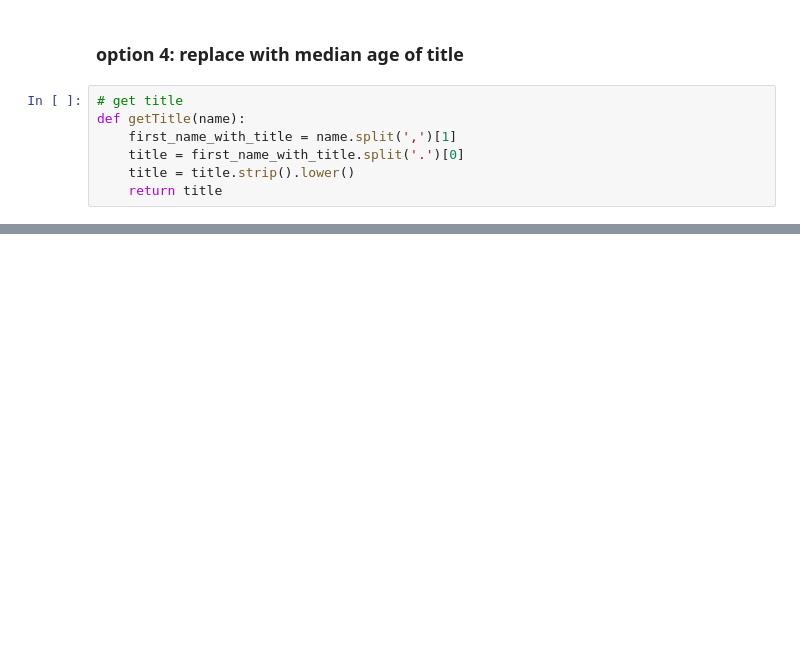
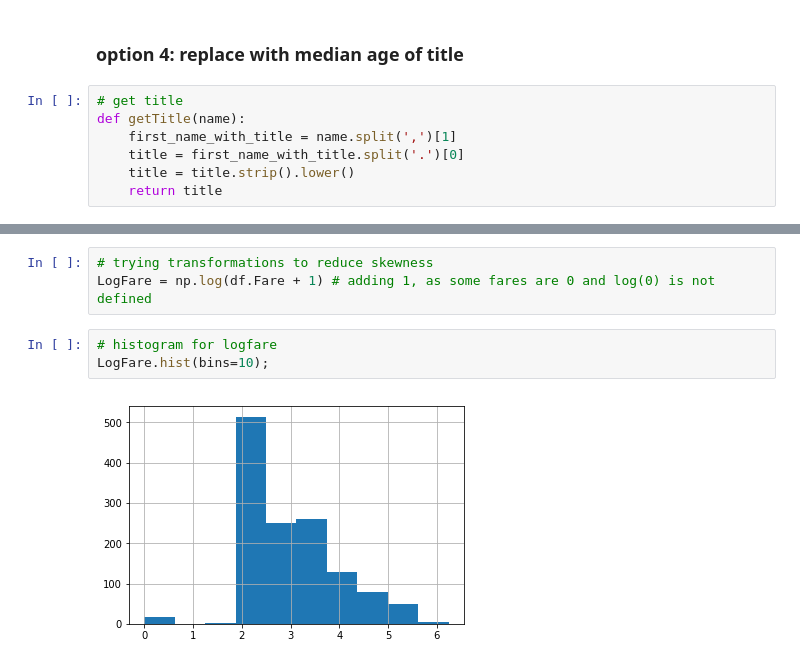
Before and after one commit to bhushangoel/titanic-disaster-data-science, a Jupyter notebook: notebooks/exploring-processing-data.ipynb, the cells around one changed output, grey strips where cells are left out. Drawn from its saved outputs; the diff is of its cells as text; blank space fills up the shorter version.

```diff
--- a/notebooks/exploring-processing-data.ipynb
+++ b/notebooks/exploring-processing-data.ipynb
@@ -703,0 +460,8 @@ def getTitle(name):
+# %%
+# trying transformations to reduce skewness
+LogFare = np.log(df.Fare + 1) # adding 1, as some fares are 0 and log(0) is not defined
+# %%
+# histogram for logfare
+LogFare.hist(bins=10);
+# %% [output]
+[figure, added]
```
Also changed, not shown: parts of 87 cells of this notebook.
